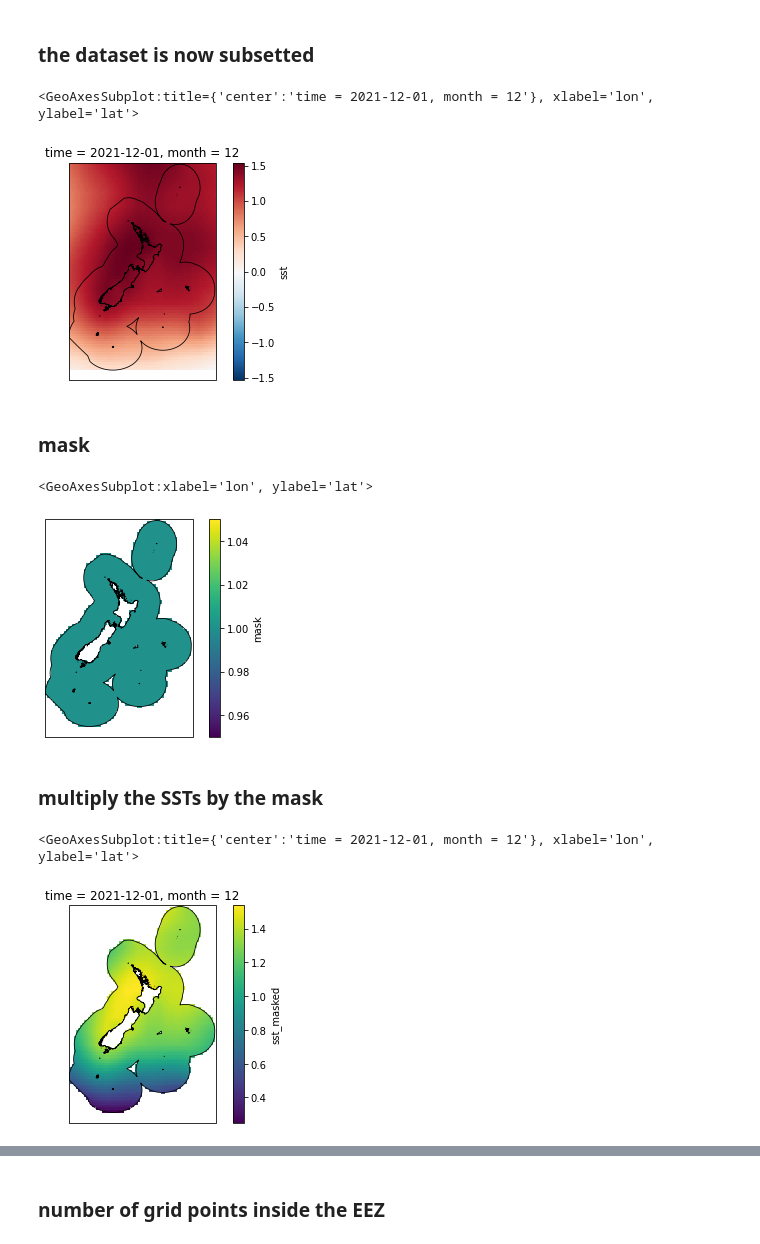
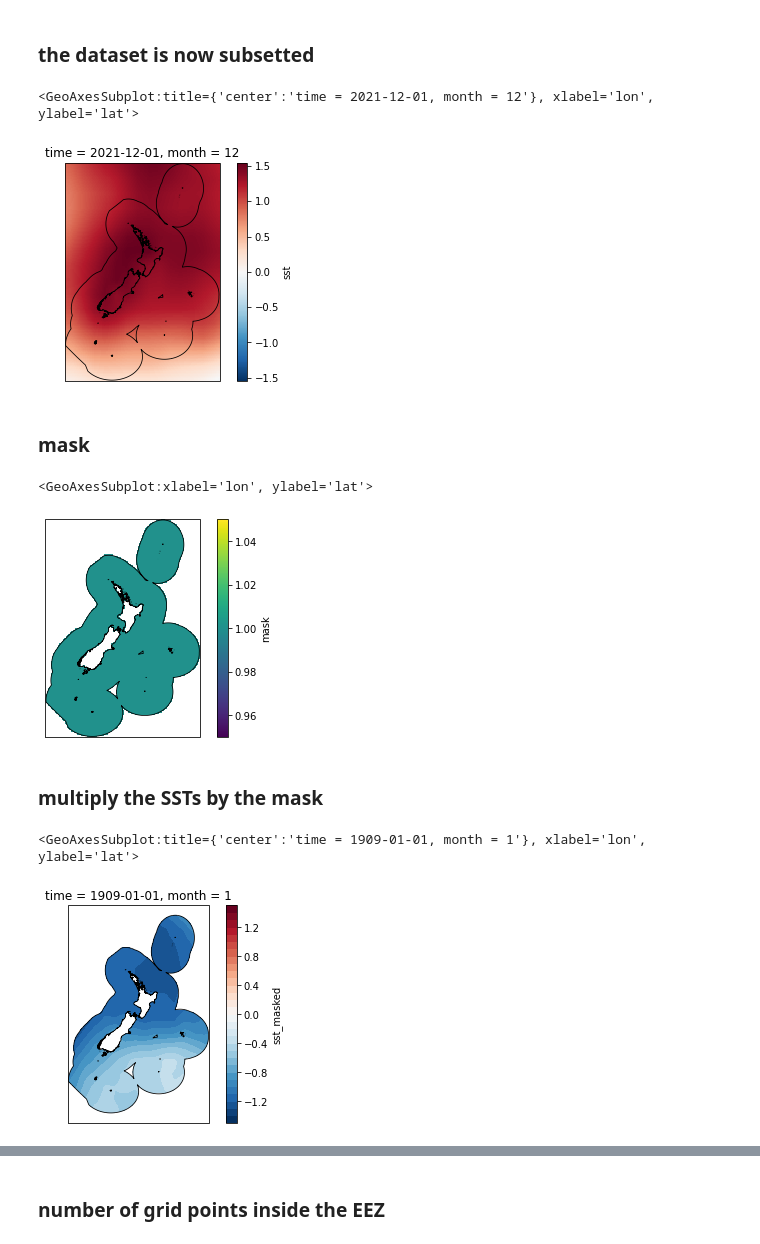
Before and after one commit to nicolasfauchereau/NZ_SST_EEZ, a Jupyter notebook: notebooks/ERSST_NZ_SST_anomalies.ipynb, the cells around one changed output, grey strips where cells are left out. Saved outputs shown, nothing was run; the diff lists cells and outputs as text; code cells hidden in the pictures.

```diff
--- a/notebooks/ERSST_NZ_SST_anomalies.ipynb
+++ b/notebooks/ERSST_NZ_SST_anomalies.ipynb
@@ -136,7 +136,7 @@ sst_interp = utils.interpolate_NaN_da(anomalies['sst'])
 # %%
 sst_interp = sst_interp.to_dataset(name='sst')
 # %%
-sst_interp = utils.interp(sst_interp, interp_factor=5)
+sst_interp = utils.interp(sst_interp, interp_factor=10)
 # %% [markdown]
 ### mask ?
 # %%
@@ -149,7 +149,7 @@ sst_interp['sst'][-1,:,:].plot(ax=ax, transform=ccrs.PlateCarree())
 shp.boundary.plot(ax=ax, transform=ccrs.PlateCarree(), color='k', linewidth=0.8)
 # %% [output]
 <GeoAxesSubplot:title={'center':'time = 2021-12-01, month = 12'}, xlabel='lon', ylabel='lat'>
-[figure, old version]
+[figure, new version]
 # %% [markdown]
 ### mask
 # %%
@@ -158,15 +158,15 @@ sst_interp['mask'].plot(ax=ax, transform=ccrs.PlateCarree())
 shp.boundary.plot(ax=ax, transform=ccrs.PlateCarree(), color='k', linewidth=0.8)
 # %% [output]
 <GeoAxesSubplot:xlabel='lon', ylabel='lat'>
-[figure, old version]
+[figure, new version]
 # %% [markdown]
 ### multiply the SSTs by the mask
 # %%
 sst_interp['sst_masked'] = sst_interp['sst'] * sst_interp['mask']
 # %%
 f, ax = plt.subplots(subplot_kw=dict(projection=ccrs.PlateCarree(central_longitude=180)))
-sst_interp['sst_masked'][-1,:,:].plot(ax=ax, transform=ccrs.PlateCarree())
+sst_interp['sst_masked'][0,:,:].plot.contourf(ax=ax, levels=np.arange(-1.5, 1.6, 0.1), transform=ccrs.PlateCarree(), cmap=plt.cm.RdBu_r)
 shp.boundary.plot(ax=ax, transform=ccrs.PlateCarree(), color='k', linewidth=0.8)
 # %% [output]
-<GeoAxesSubplot:title={'center':'time = 2021-12-01, month = 12'}, xlabel='lon', ylabel='lat'>
+<GeoAxesSubplot:title={'center':'time = 1909-01-01, month = 1'}, xlabel='lon', ylabel='lat'>
-[figure, old version]
+[figure, new version]
```
Also changed, not shown: parts of 6 cells of this notebook.
